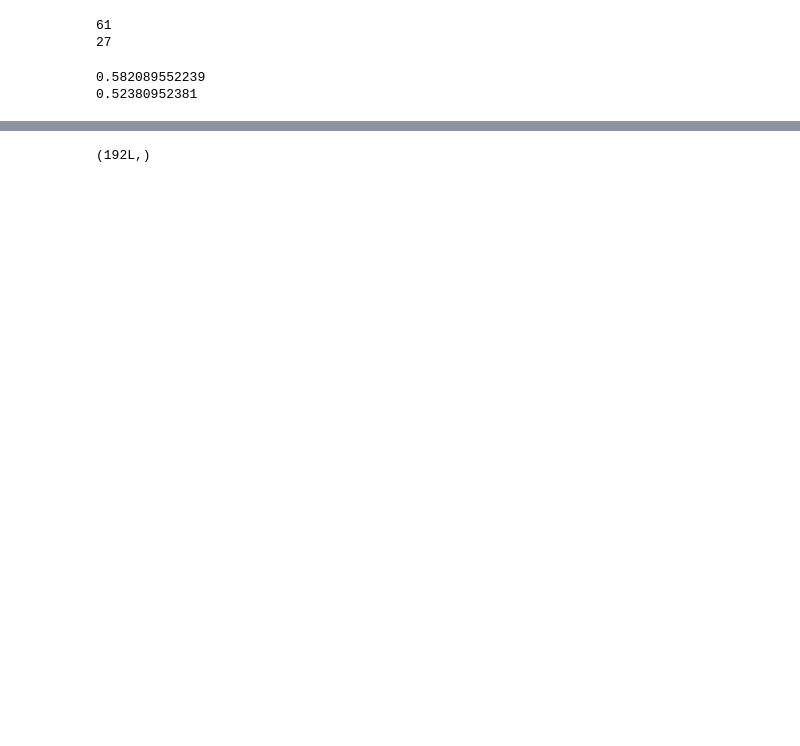
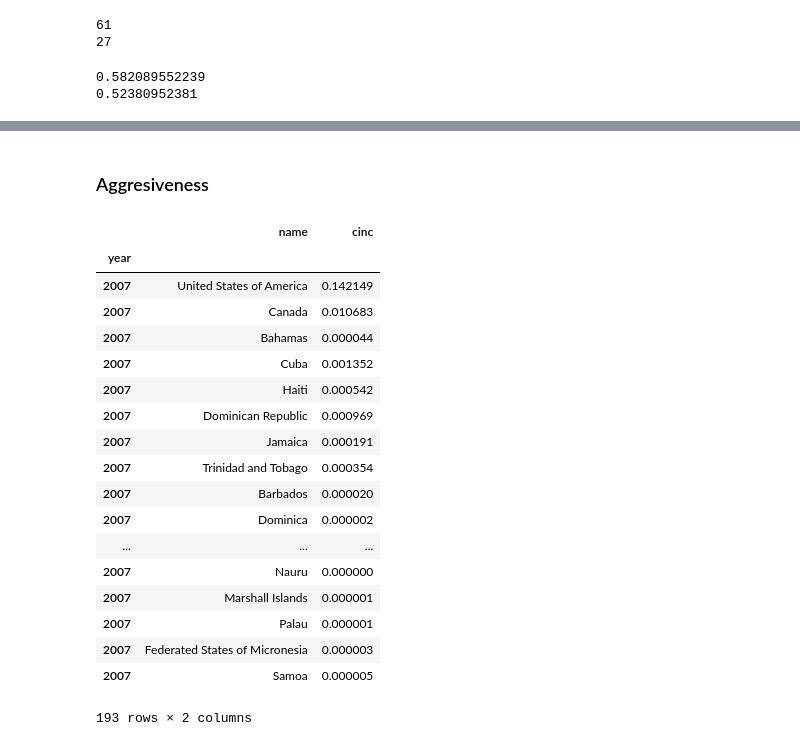
Before and after one commit to raahilsha/cs171-pr-alexander, a Jupyter notebook: data_processing/data_processing-Copy0.ipynb, the cells around one changed output, grey strips where cells are left out. Saved outputs shown, nothing was run; the diff lists cells and outputs as text; code cells hidden in the pictures; blank space fills up the shorter version.

```diff
--- a/data_processing/data_processing-Copy0.ipynb
+++ b/data_processing/data_processing-Copy0.ipynb
@@ -85,7 +81,5 @@ result = result[:-2] + ']'
 f = open('./power_rank.json', 'w')
 f.write(result)
 f.close()
-# %%
-print js.index.unique().shape
-# %% [output]
-(192L,)
+# %% [markdown]
+### Aggresiveness
@@ -91,0 +94,22 @@ print js.index.unique().shape
+# %%
+js.ix[2007]
+# %% [output]
+|  | name | cinc |
+| year |  |  |
+| 2007 | United States of America | 0.142149 |
+| 2007 | Canada | 0.010683 |
+| 2007 | Bahamas | 0.000044 |
+| 2007 | Cuba | 0.001352 |
+| 2007 | Haiti | 0.000542 |
+| 2007 | Dominican Republic | 0.000969 |
+| 2007 | Jamaica | 0.000191 |
+| 2007 | Trinidad and Tobago | 0.000354 |
+| 2007 | Barbados | 0.000020 |
+| 2007 | Dominica | 0.000002 |
+| ... | ... | ... |
+| 2007 | Nauru | 0.000000 |
+| 2007 | Marshall Islands | 0.000001 |
+| 2007 | Palau | 0.000001 |
+| 2007 | Federated States of Micronesia | 0.000003 |
+| 2007 | Samoa | 0.000005 |
+193 rows × 2 columns
```
Also changed, not shown: parts of 10 cells of this notebook, 2 other files.
